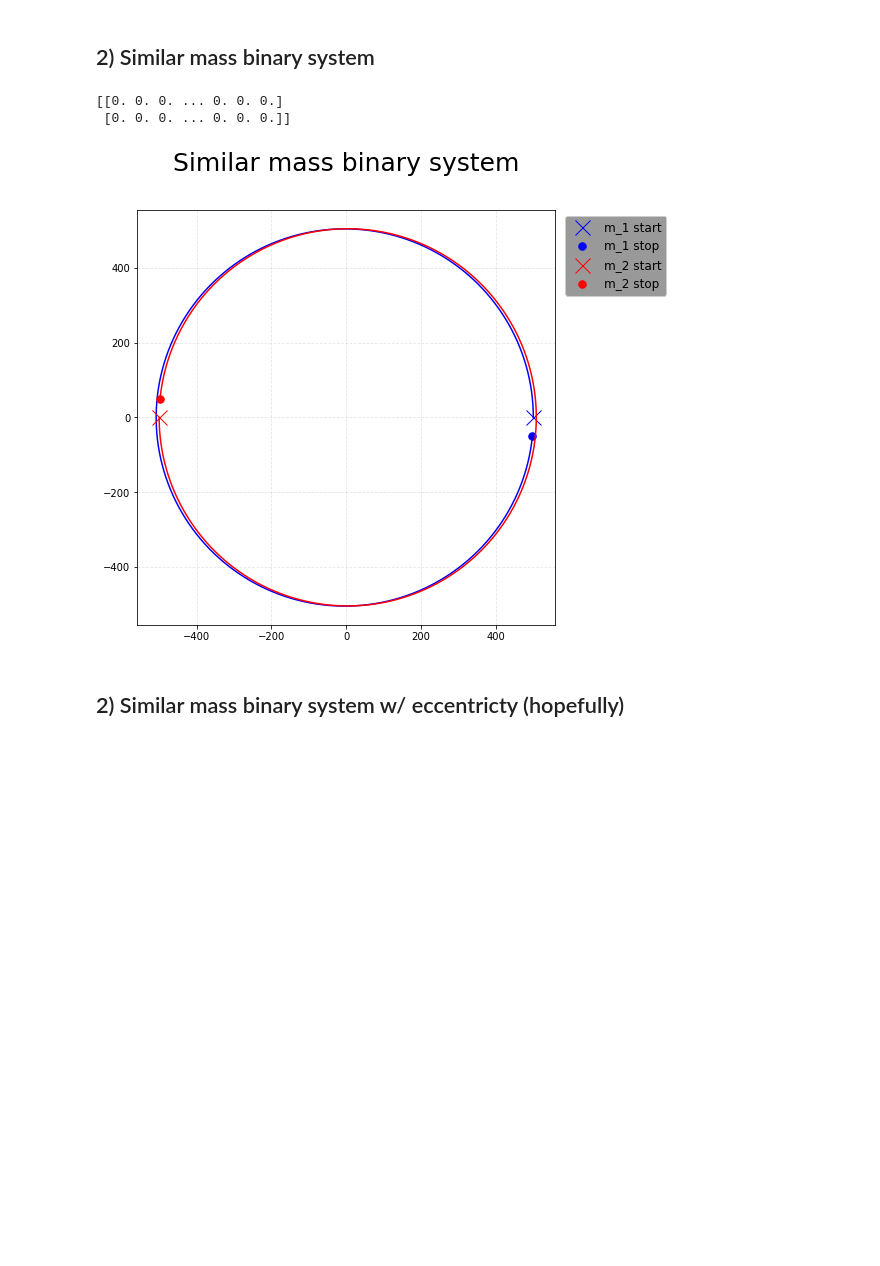
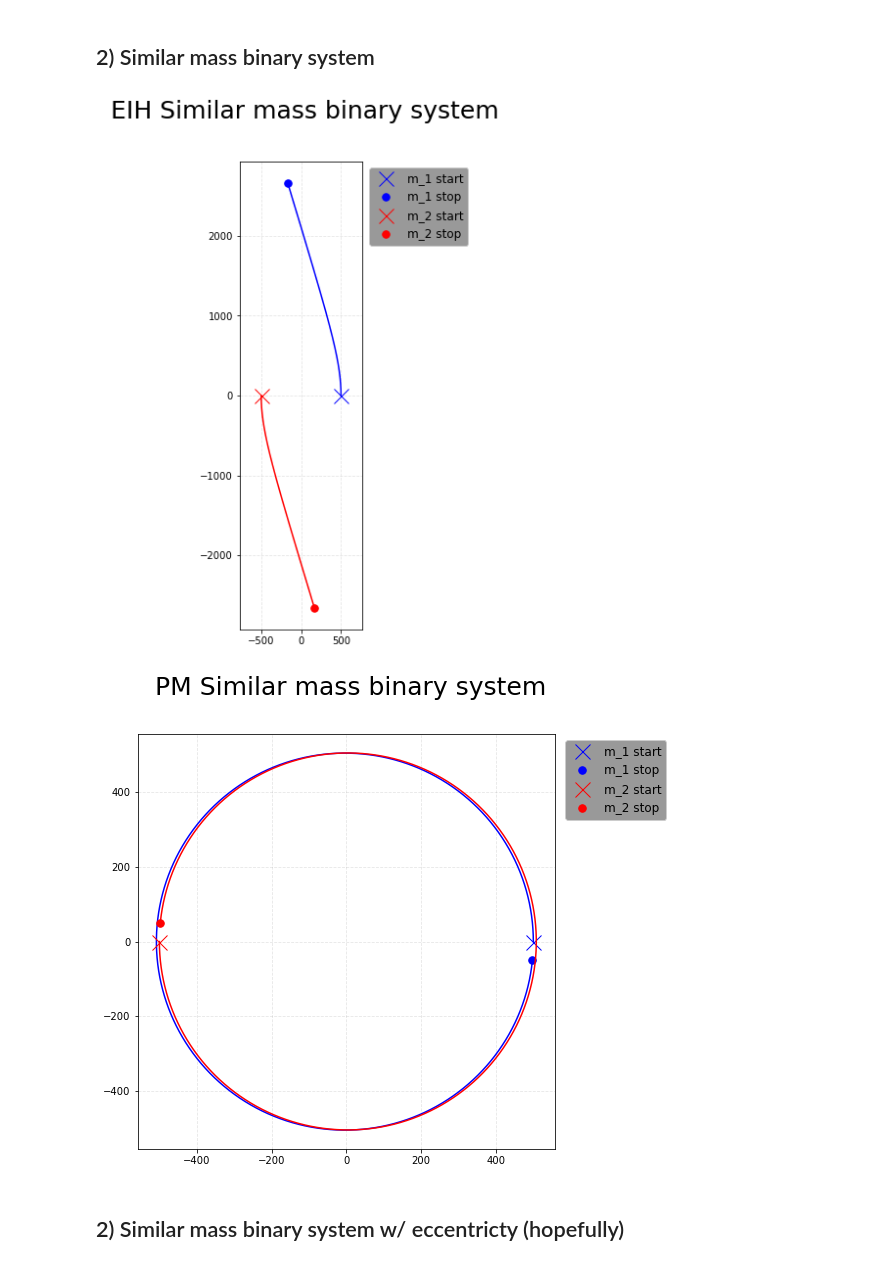
Before and after one commit to carlivas/Binary-Black-Hole-Orbitals, a Jupyter notebook: 05 POST MINKOWSKIAN EXPANSION/PM_functions_19.5.22.ipynb, the cells around one changed output. Cells and saved outputs as stored; diff of their text form; code cells hidden in the pictures; blank space fills up the shorter version.

Commit message:
Added EIH acceleration into the PM_functions file, not quite working but I think it's just about finding where I have written something wrong or checking the derivation of the equations.

```diff
--- a/05 POST MINKOWSKIAN EXPANSION/PM_functions_19.5.22.ipynb
+++ b/05 POST MINKOWSKIAN EXPANSION/PM_functions_19.5.22.ipynb
@@ -106,7 +121,7 @@ def move1(r_vec, v_vec, dt):
 # %% [markdown]
 ### This runs the simulation
 # %%
-def run_model(s, t_max, dt, DL = False):
+def run_model(s, t_max, dt, DL = False, mode = 'PM'):
     if DL == True:
         G, c = 1, 1
     else:
@@ -141,20 +156,28 @@ def run_model(s, t_max, dt, DL = False):
             pos1, pos2, pos_CM = pos1[:,0:i], pos2[:,0:i], pos_CM[:,0:i]
             break
 
+
         posr[:,i] = r_vec
         # pos1[:,i] = x_1
         # pos2[:,i] = x_2
         pos_CM[:,i] = R_vec
 
+        if mode == 'EIH':
+            a = accelerationEIH(r_vec, v_vec, p_vec, m_1, m_2, DL)
+        elif mode == 'PM':
+            a = accelerationPM(r_vec, v_vec, p_vec, m_1, m_2, DL)
+        else:
+            print('Error: No mode selected')
+            break
 
-        a_1 = accelerationPM(r_vec, v_vec, p_vec, m_1, m_2, DL)
+
         # a_2 = accelerationPM(x_1, x_2, v_1, v_2, m_1, m_2, DL, particle = 2)
 
         # v_1, v_2 = boost(v_1, v_2, a_1, a_2, dt)
         # x_1, x_2 = move(x_1, x_2, v_1, v_2, dt)
 
-        v_vec = boost1(v_vec, a_1, dt)
-        r_vec = move1(r_vec, v_vec, dt)
+        v_vec = boost(v_vec, a, dt)
+        r_vec = move(r_vec, v_vec, dt)
         R_vec = findrCM(x_1, x_2, m_1, m_2)
         p_vec = v_vec*m_2/(m_1 + m_2)*m_1
 
@@ -325,18 +350,17 @@ t_max = 2*np.pi*np.sqrt(SMA_bin**3/(mass_bin))*N
 res = 1e5
 dt = t_max/res
 
-positions = run_model(s, t_max, dt, DL = True)
-print(positions[2])
+positions_EIH = run_model(s, t_max, dt, DL = True, mode = 'EIH')
+positions_PM = run_model(s, t_max, dt, DL = True, mode = 'PM')
-# %% [output]
-[[0. 0. 0. ... 0. 0. 0.]
- [0. 0. 0. ... 0. 0. 0.]]
 # %%
 # lim = 500
 # orbPlotter(positions, DL = True, xlim=(-lim,lim), ylim=(-lim,lim))
 
-orbPlotter(positions, DL = True, CM = True, filename='Similar mass binary system')
+orbPlotter(positions_EIH, DL = True, CM = True, filename='EIH Similar mass binary system')
+orbPlotter(positions_PM, DL = True, CM = True, filename='PM Similar mass binary system')
 # %% [output]
-[figure, old version]
+[figure, new version]
+[figure, added]
 # %% [markdown]
 ## 2) Similar mass binary system w/ eccentricty (hopefully)
 # %%
```
Also changed, not shown: parts of 8 cells of this notebook, 2 other files.
